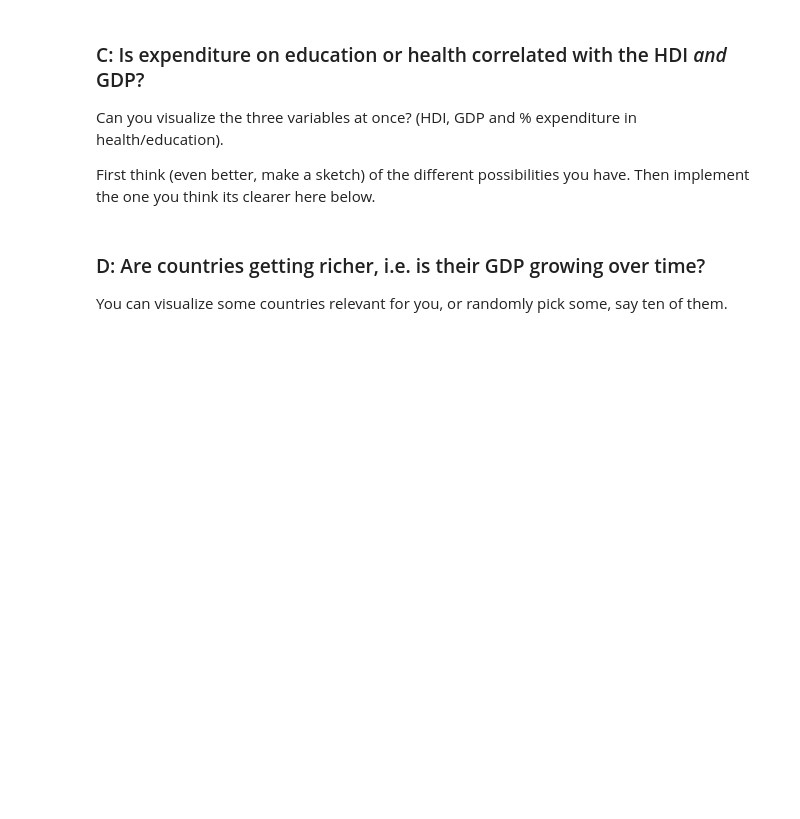
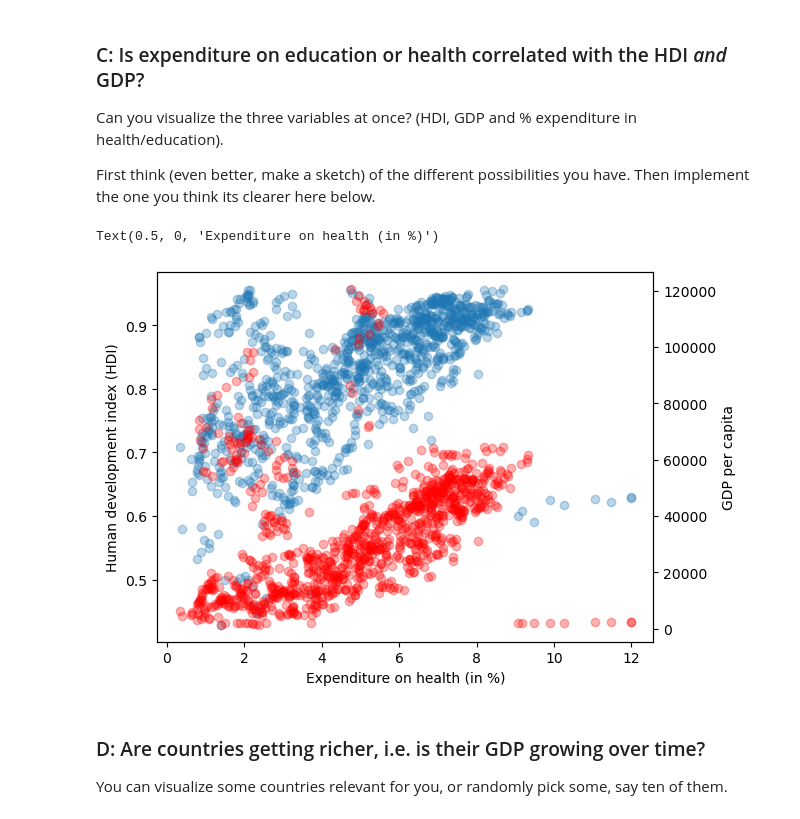
Before and after one commit to ASPP/2023-heraklion-dataviz, a Jupyter notebook: exercise-2.ipynb, the cells around one changed output. Drawn from its saved outputs; the diff is of its cells as text; code cells hidden in the pictures; blank space fills up the shorter version.

```diff
--- a/exercise-2.ipynb
+++ b/exercise-2.ipynb
@@ -90,6 +90,19 @@ df[df['Country']=='Italy']
 Can you visualize the three variables at once? (HDI, GDP and % expenditure in health/education).
 
 First think (even better, make a sketch) of the different possibilities you have. Then implement the one you think its clearer here below.
+# %%
+fig,ax = plt.subplots()
+
+ax2 = ax.twinx()
+
+ax.scatter(df['Expenditure on health'],df['HDI'],alpha=0.3)
+ax.set_ylabel('Human development index (HDI)')
+ax2.scatter(df['Expenditure on health'],df['GDP per capita'],color = 'red',alpha=0.3)
+ax2.set_ylabel('GDP per capita')
+ax.set_xlabel('Expenditure on health (in %)')
+# %% [output]
+Text(0.5, 0, 'Expenditure on health (in %)')
+[figure, added]
 # %% [markdown]
 ### D: Are countries getting richer, i.e. is their GDP growing over time?
 
```
